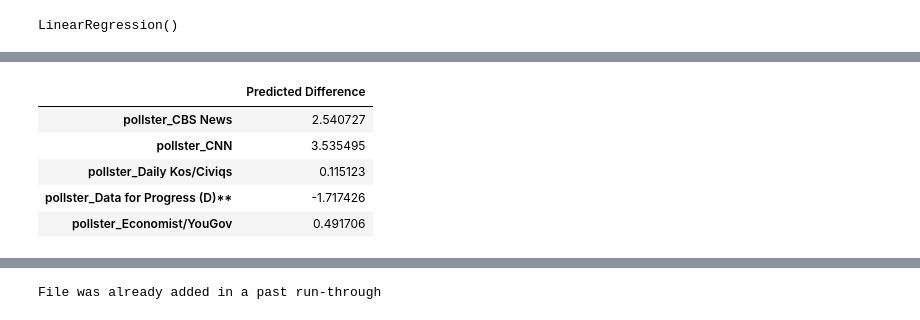
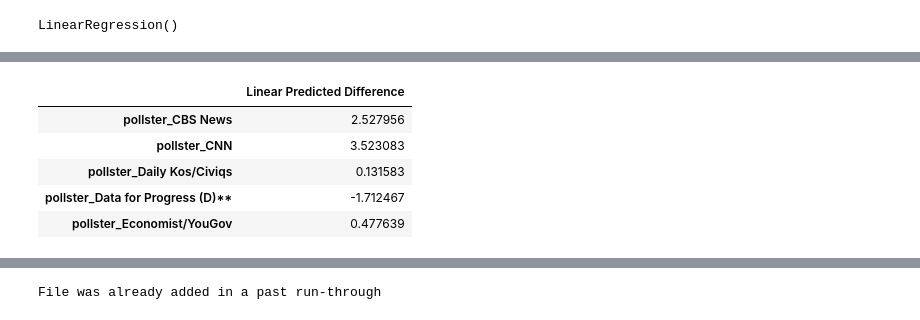
Before and after one commit to robertfeldstein/Election2024, a Jupyter notebook: regression_models.ipynb, the cells around one changed output, grey strips where cells are left out. Saved outputs shown, nothing was run; the diff lists cells and outputs as text; code cells hidden in the pictures.

```diff
--- a/regression_models.ipynb
+++ b/regression_models.ipynb
@@ -154,14 +151,14 @@ tomorrow_pred = model.predict(tomorrow_df)
 # %%
 #Format the prediction into a readable text
-
+tomorrow_pred = model.predict(tomorrow_df)
 #Make a dataframe
-tomorrow_pred_df = pd.DataFrame(tomorrow_pred, columns=["Predicted Difference"])
+tomorrow_pred_df = pd.DataFrame(tomorrow_pred, columns=["Linear Predicted Difference"])
 tomorrow_pred_df.set_index(cols, inplace=True)
 tomorrow_pred_df.head()
 # %% [output]
-|  | Predicted Difference |
-| pollster_CBS News | 2.540727 |
-| pollster_CNN | 3.535495 |
-| pollster_Daily Kos/Civiqs | 0.115123 |
-| pollster_Data for Progress (D)** | -1.717426 |
-| pollster_Economist/YouGov | 0.491706 |
+|  | Linear Predicted Difference |
+| pollster_CBS News | 2.527956 |
+| pollster_CNN | 3.523083 |
+| pollster_Daily Kos/Civiqs | 0.131583 |
+| pollster_Data for Progress (D)** | -1.712467 |
+| pollster_Economist/YouGov | 0.477639 |
```
Also changed, not shown: parts of 19 cells of this notebook, 3 other files.
